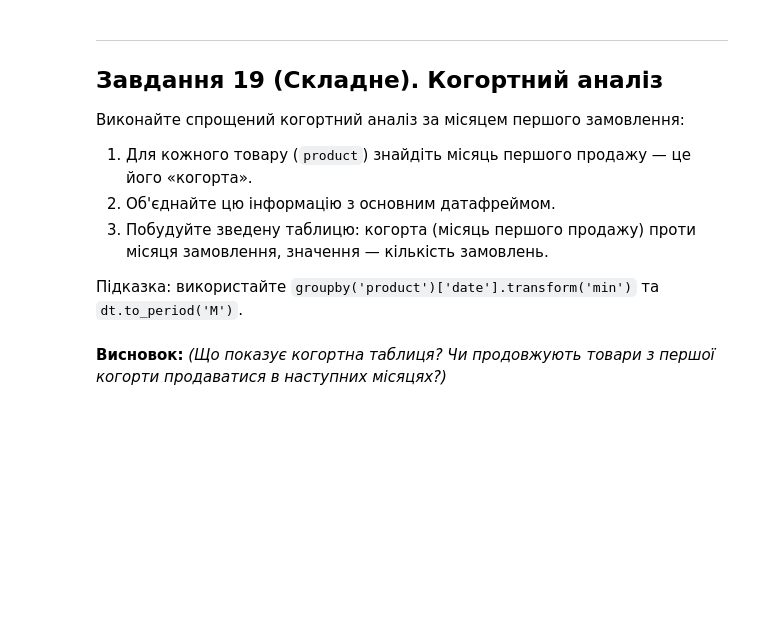
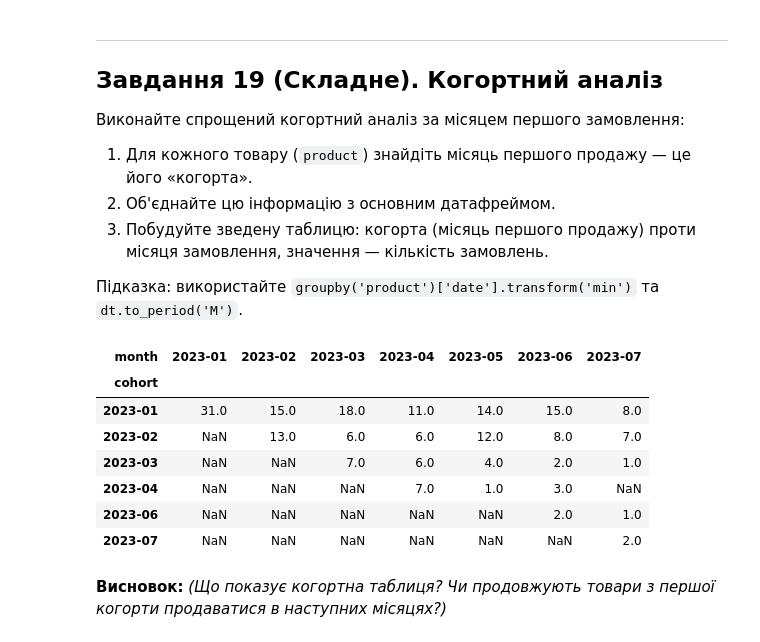
Before and after one commit to Wilson1994/DTA-2026, a Jupyter notebook: homework/pandas_tasks_beginners_DTA.ipynb, the cells around one changed output. Drawn from its saved outputs; the diff is of its cells as text; code cells hidden in the pictures; blank space fills up the shorter version.

```diff
--- a/homework/pandas_tasks_beginners_DTA.ipynb
+++ b/homework/pandas_tasks_beginners_DTA.ipynb
@@ -493,3 +676,7 @@ df_discounts = pd.DataFrame({
 3. Підрахуйте частку таких замовлень для кожного міста.
 # %%
 # Ваш код тут
+
+df["city_avg_total"] = df.groupby("city")["total"].transform("mean")
+# %%
+df["above_city_avg"] = df["total"] > df["city_avg_total"]
@@ -518,5 +741,28 @@ df_discounts = pd.DataFrame({
 Підказка: використайте `groupby('product')['date'].transform('min')` та `dt.to_period('M')`.
 # %%
 # Ваш код тут
+
+df["month"] = df["date"].dt.to_period("M")
+# %%
+df["cohort"] = df.groupby("product")["date"].transform("min").dt.to_period("M")
+# %%
+cohort_pivot = pd.pivot_table(
+    df,
+    index="cohort",
+    columns="month",
+    values="order_id",
+    aggfunc="count"
+)
+
+cohort_pivot
+# %% [output]
+| month | 2023-01 | 2023-02 | 2023-03 | 2023-04 | 2023-05 | 2023-06 | 2023-07 |
+| cohort |  |  |  |  |  |  |  |
+| 2023-01 | 31.0 | 15.0 | 18.0 | 11.0 | 14.0 | 15.0 | 8.0 |
+| 2023-02 | NaN | 13.0 | 6.0 | 6.0 | 12.0 | 8.0 | 7.0 |
+| 2023-03 | NaN | NaN | 7.0 | 6.0 | 4.0 | 2.0 | 1.0 |
+| 2023-04 | NaN | NaN | NaN | 7.0 | 1.0 | 3.0 | NaN |
+| 2023-06 | NaN | NaN | NaN | NaN | NaN | 2.0 | 1.0 |
+| 2023-07 | NaN | NaN | NaN | NaN | NaN | NaN | 2.0 |
 # %% [markdown]
 **Висновок:** *(Що показує когортна таблиця? Чи продовжують товари з першої когорти продаватися в наступних місяцях?)*
```
Also changed, not shown: parts of 42 cells of this notebook.
